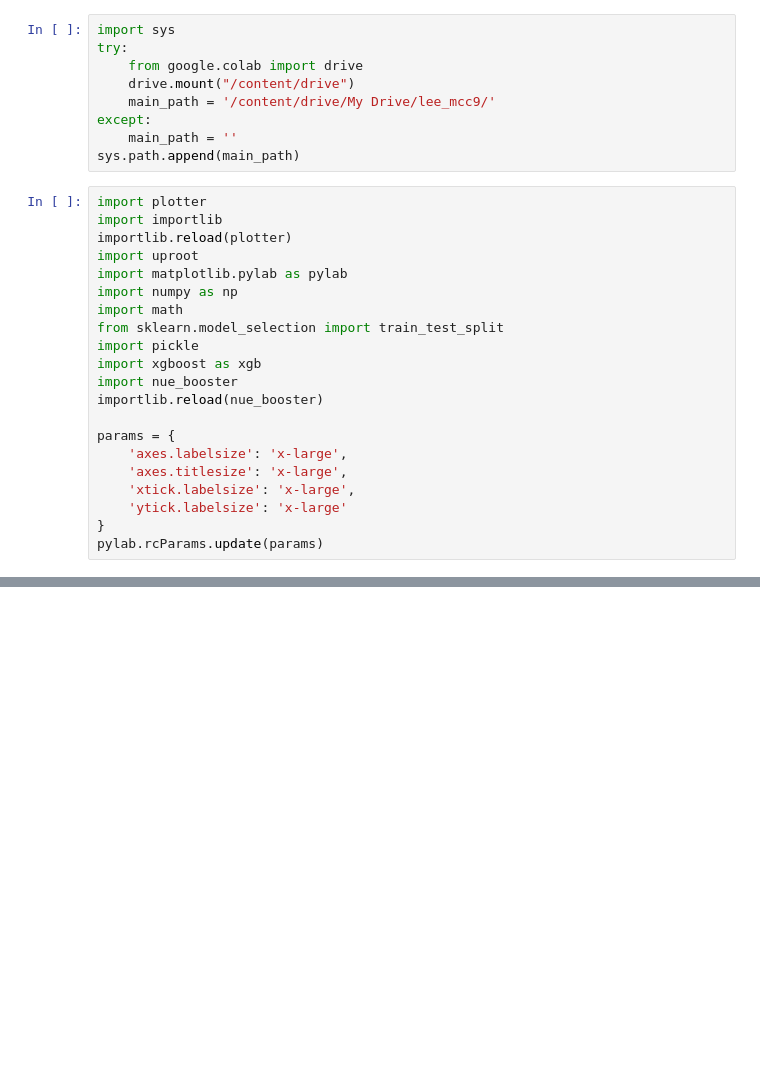
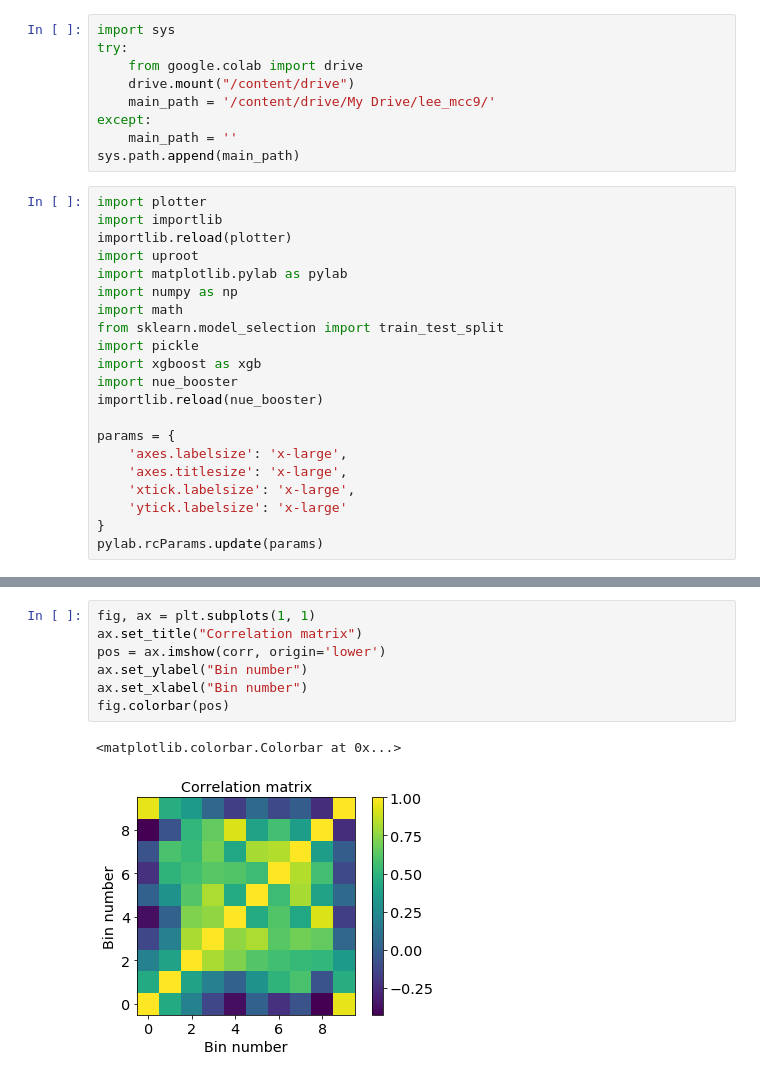
Before and after one commit to ubneutrinos/PELEE, a Jupyter notebook: Plotter.ipynb, the cells around one changed output, grey strips where cells are left out. Saved outputs shown, nothing was run; the diff lists cells and outputs as text; blank space fills up the shorter version.

```diff
--- a/Plotter.ipynb
+++ b/Plotter.ipynb
@@ -265,2 +436,12 @@ my_plotter = plotter.Plotter(samples, weights)
+# %%
+fig, ax = plt.subplots(1, 1)
+ax.set_title("Correlation matrix")
+pos = ax.imshow(corr, origin='lower')
+ax.set_ylabel("Bin number")
+ax.set_xlabel("Bin number")
+fig.colorbar(pos)
+# %% [output]
+<matplotlib.colorbar.Colorbar at 0x...>
+[figure, added]
 # %%
 my_plotter.plot_2d(
```
Also changed, not shown: parts of 10 cells of this notebook, 6 other files.
